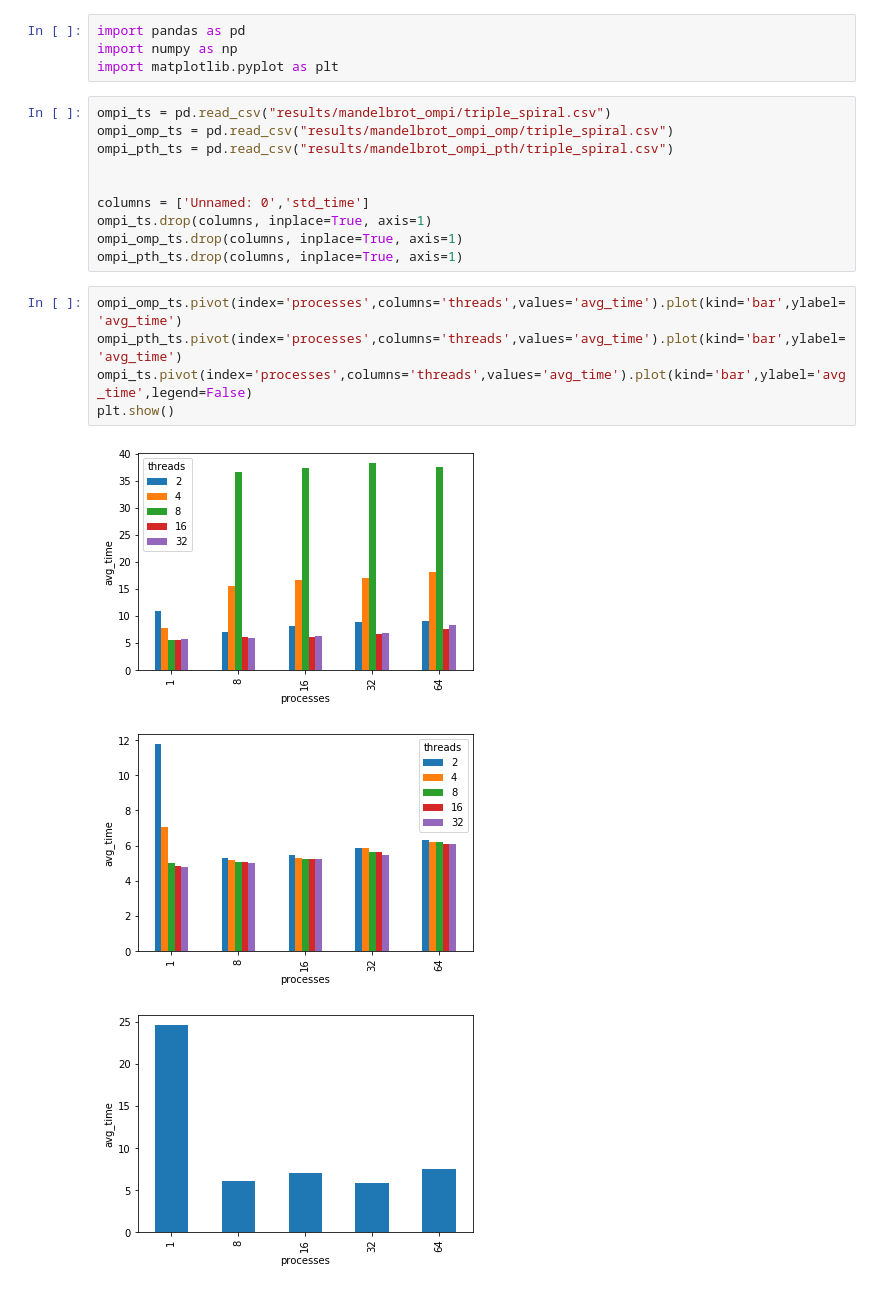
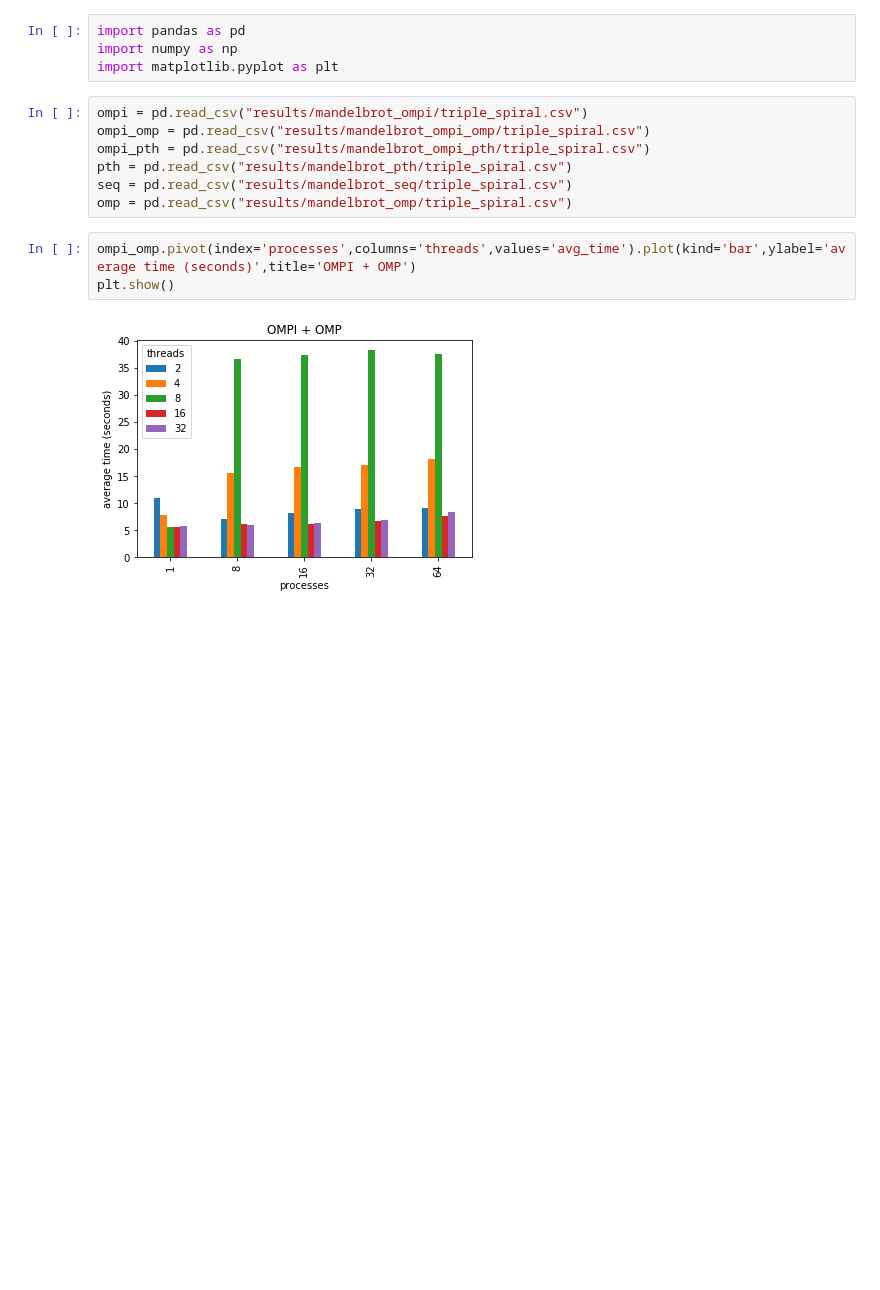
Before and after one commit to joaoseckler/MAC5742-0219-EP1, a Jupyter notebook: EP2/src/relatorio_ep2.ipynb, the cells around one changed output. Drawn from its saved outputs; the diff is of its cells as text; blank space fills up the shorter version.

```diff
--- a/EP2/src/relatorio_ep2.ipynb
+++ b/EP2/src/relatorio_ep2.ipynb
@@ -19,21 +27,14 @@ import pandas as pd
 import numpy as np
 import matplotlib.pyplot as plt
 # %%
-ompi_ts = pd.read_csv("results/mandelbrot_ompi/triple_spiral.csv")
-ompi_omp_ts = pd.read_csv("results/mandelbrot_ompi_omp/triple_spiral.csv")
-ompi_pth_ts = pd.read_csv("results/mandelbrot_ompi_pth/triple_spiral.csv")
-
-
-columns = ['Unnamed: 0','std_time']
-ompi_ts.drop(columns, inplace=True, axis=1)
-ompi_omp_ts.drop(columns, inplace=True, axis=1)
-ompi_pth_ts.drop(columns, inplace=True, axis=1)
+ompi = pd.read_csv("results/mandelbrot_ompi/triple_spiral.csv")
+ompi_omp = pd.read_csv("results/mandelbrot_ompi_omp/triple_spiral.csv")
+ompi_pth = pd.read_csv("results/mandelbrot_ompi_pth/triple_spiral.csv")
+pth = pd.read_csv("results/mandelbrot_pth/triple_spiral.csv")
+seq = pd.read_csv("results/mandelbrot_seq/triple_spiral.csv")
+omp = pd.read_csv("results/mandelbrot_omp/triple_spiral.csv")
 # %%
-ompi_omp_ts.pivot(index='processes',columns='threads',values='avg_time').plot(kind='bar',ylabel='avg_time')
-ompi_pth_ts.pivot(index='processes',columns='threads',values='avg_time').plot(kind='bar',ylabel='avg_time')
-ompi_ts.pivot(index='processes',columns='threads',values='avg_time').plot(kind='bar',ylabel='avg_time',legend=False)
+ompi_omp.pivot(index='processes',columns='threads',values='avg_time').plot(kind='bar',ylabel='average time (seconds)',title='OMPI + OMP')
 plt.show()
 # %% [output]
-[figure, old version]
+[figure, new version]
-[figure, removed]
-[figure, removed]
```
Also changed, not shown: parts of 8 cells of this notebook.
